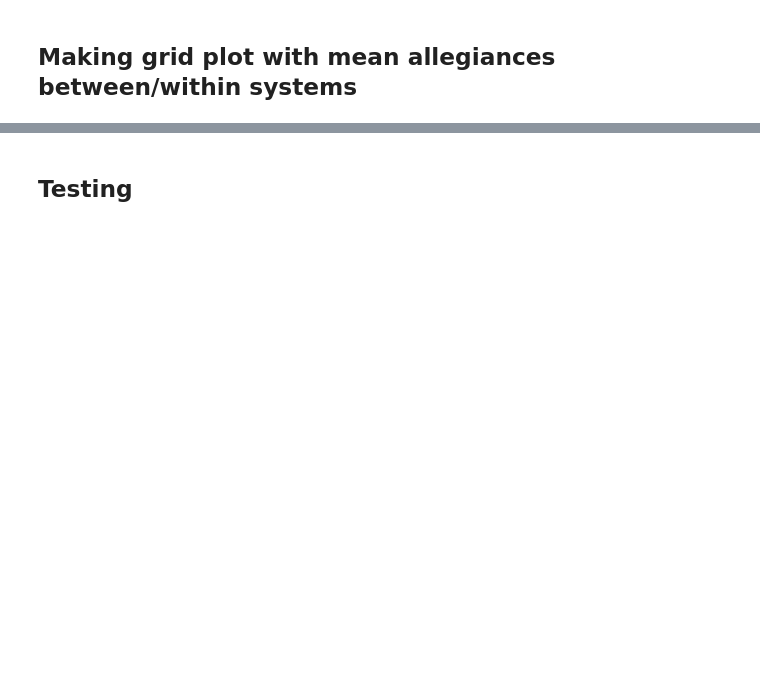
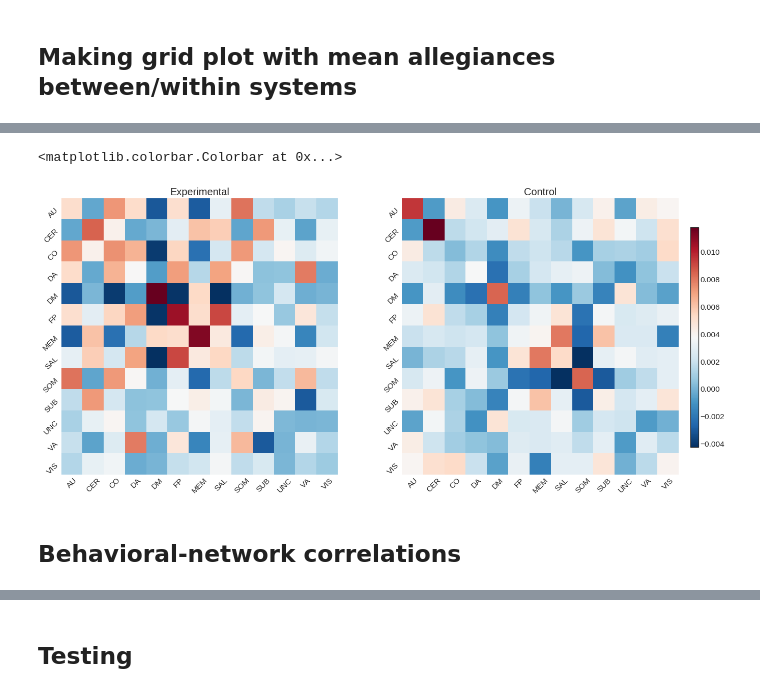
Before and after one commit to kbonna/LearningBrain_networks, a Jupyter notebook: notebooks/LB-08_allegiance_matrices_plotting.ipynb, the cells around one changed output, grey strips where cells are left out. Drawn from its saved outputs; the diff is of its cells as text; code cells hidden in the pictures; blank space fills up the shorter version.

```diff
--- a/notebooks/LB-08_allegiance_matrices_plotting.ipynb
+++ b/notebooks/LB-08_allegiance_matrices_plotting.ipynb
@@ -223,0 +197,44 @@ array(['AU', 'CER', 'CO', 'DA', 'DM', 'FP', 'MEM', 'SAL', 'SOM', 'SUB',
+# %%
+#--- calculate slopes
+
+xi = np.arange(1,5)
+slopes = np.zeros((46,13,13))
+
+for sub in range(46):
+    for i in range(13):
+        for j in range(13):
+            vec = NA[sub,:,i,j]
+            slope, intercept, r_value, p_value, std_err = stats.linregress(xi,vec)
+            slopes[sub,i,j] = slope
+# %%
+# plot slopes separately for each group
+
+plt.style.use('seaborn-white')
+fig.tight_layout
+fig, axes = plt.subplots(1, 2)
+fig.set_size_inches(22, 10)
+group_vectors = [exp_vector, con_vector]
+group_lab = ['Experimental', 'Control']
+
+for i, vec in enumerate(group_vectors):
+    mean_slope = slopes[vec, :,:].mean(axis = 0)
+    plt.ioff()
+    g = sns.heatmap(mean_slope, yticklabels = np.unique(modules),
+                        xticklabels = np.unique(modules),
+                        square = True,
+                        cmap = "RdBu_r",
+                        ax=axes[i],
+                        cbar=None)
+    g.set_title(f'{group_lab[i]}', size = 20)
+    g.set_xticklabels(np.unique(modules), rotation=45)
+    g.set_yticklabels(np.unique(modules), rotation=45)
+
+im = plt.gca().get_children()[0]
+cax = fig.add_axes([.91, .2, .01, .6])
+fig.colorbar(im, cax=cax, drawedges = False)
+# %% [output]
+<matplotlib.colorbar.Colorbar at 0x...>
+[figure, added]
+# %% [markdown]
+Behavioral-network correlations
+---------------------------------------
```
Also changed, not shown: parts of 48 cells of this notebook, 8 other files.
